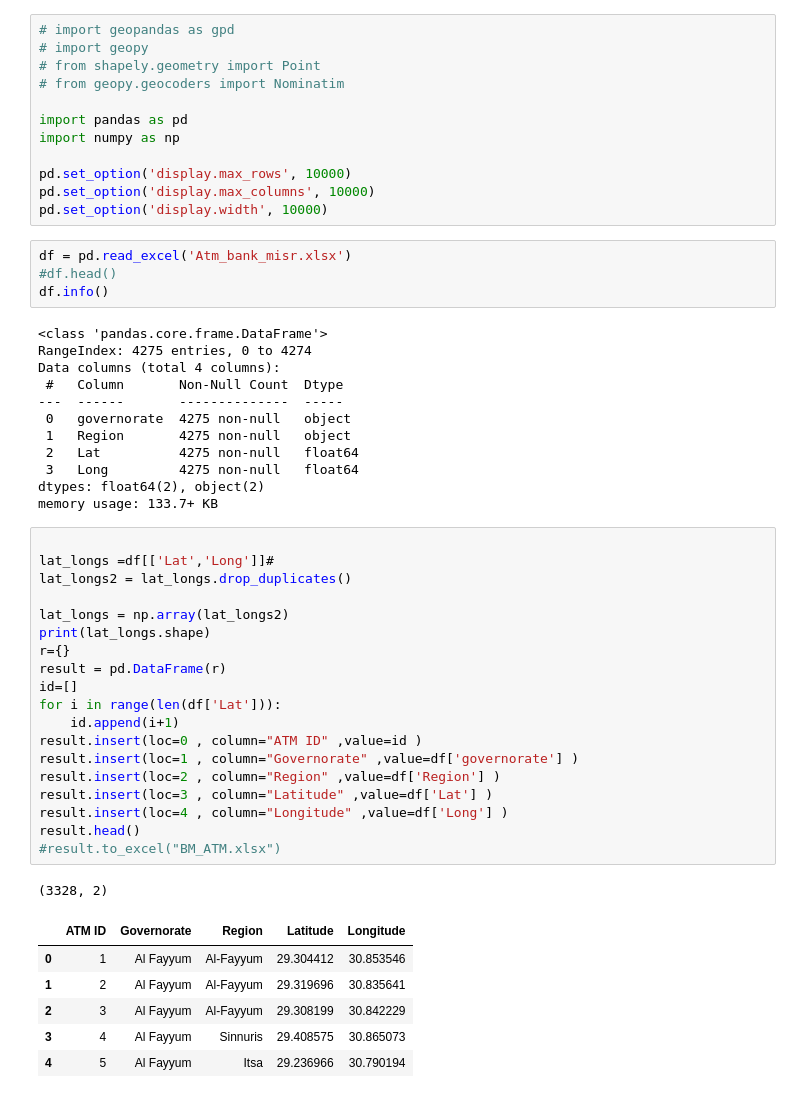
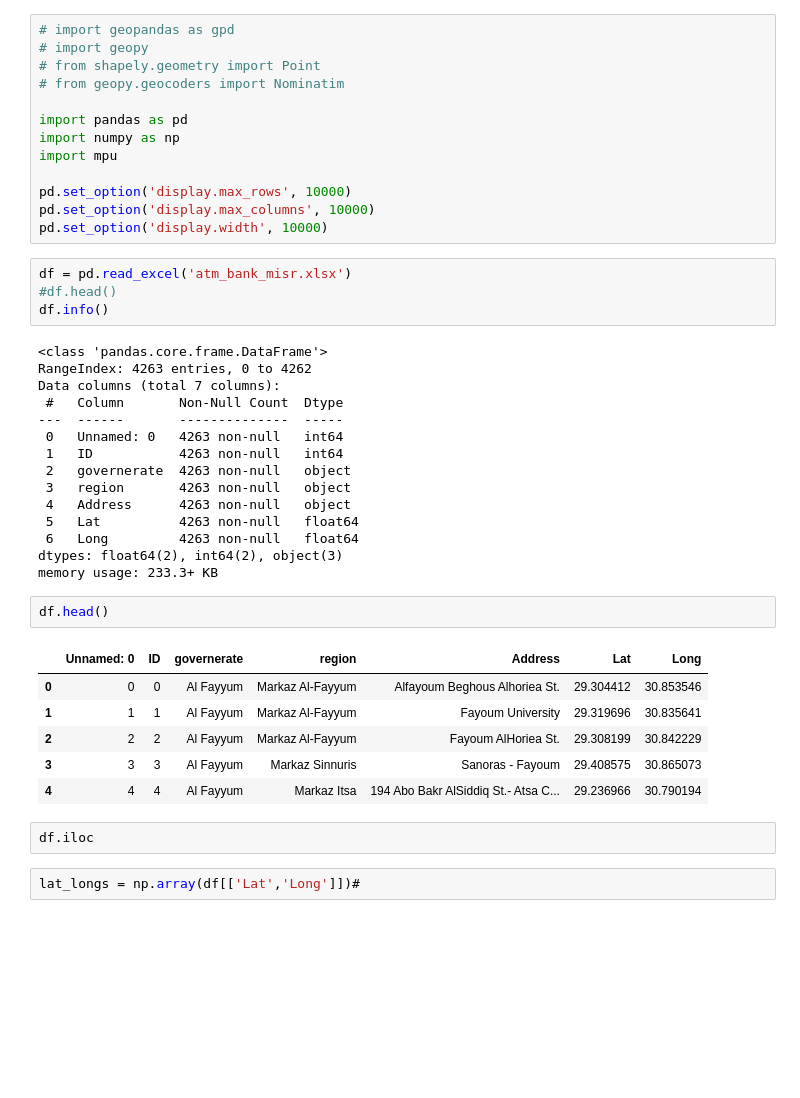
Before and after one commit to Ahmed-Essam-AEE/ATM_Locations, a Jupyter notebook: Task 2/Getting distances.ipynb, the cells around one changed output. Drawn from its saved outputs; the diff is of its cells as text; blank space fills up the shorter version.

```diff
--- a/Task 2/Getting distances.ipynb
+++ b/Task 2/Getting distances.ipynb
@@ -6,50 +6,40 @@
 
 import pandas as pd
 import numpy as np
+import mpu
 
 pd.set_option('display.max_rows', 10000)
 pd.set_option('display.max_columns', 10000)
 pd.set_option('display.width', 10000)
 # %%
-df = pd.read_excel('Atm_bank_misr.xlsx')
+df = pd.read_excel('atm_bank_misr.xlsx')
 #df.head()
 df.info()
 # %% [output]
 <class 'pandas.core.frame.DataFrame'>
-RangeIndex: 4275 entries, 0 to 4274
-Data columns (total 4 columns):
+RangeIndex: 4263 entries, 0 to 4262
+Data columns (total 7 columns):
  #   Column       Non-Null Count  Dtype
 ---  ------       --------------  -----
- 0   governorate  4275 non-null   object
- 1   Region       4275 non-null   object
- 2   Lat          4275 non-null   float64
- 3   Long         4275 non-null   float64
-dtypes: float64(2), object(2)
-memory usage: 133.7+ KB
+ 0   Unnamed: 0   4263 non-null   int64
+ 1   ID           4263 non-null   int64
+ 2   governerate  4263 non-null   object
+ 3   region       4263 non-null   object
+ 4   Address      4263 non-null   object
+ 5   Lat          4263 non-null   float64
+ 6   Long         4263 non-null   float64
+dtypes: float64(2), int64(2), object(3)
+memory usage: 233.3+ KB
+# %%
+df.head()
+# %% [output]
+|  | Unnamed: 0 | ID | governerate | region | Address | Lat | Long |
+| 0 | 0 | 0 | Al Fayyum | Markaz Al-Fayyum | Alfayoum Beghous Alhoriea St. | 29.304412 | 30.853546 |
+| 1 | 1 | 1 | Al Fayyum | Markaz Al-Fayyum | Fayoum University | 29.319696 | 30.835641 |
+| 2 | 2 | 2 | Al Fayyum | Markaz Al-Fayyum | Fayoum AlHoriea St. | 29.308199 | 30.842229 |
+| 3 | 3 | 3 | Al Fayyum | Markaz Sinnuris | Sanoras - Fayoum | 29.408575 | 30.865073 |
+| 4 | 4 | 4 | Al Fayyum | Markaz Itsa | 194 Abo Bakr AlSiddiq St.- Atsa C... | 29.236966 | 30.790194 |
+# %%
+df.iloc
 # %%
-
-lat_longs =df[['Lat','Long']]#
-lat_longs2 = lat_longs.drop_duplicates()
-
-lat_longs = np.array(lat_longs2)
-print(lat_longs.shape)
-r={}
-result = pd.DataFrame(r)
-id=[]
-for i in range(len(df['Lat'])):
-    id.append(i+1)
-result.insert(loc=0 , column="ATM ID" ,value=id )
-result.insert(loc=1 , column="Governorate" ,value=df['governorate'] )
-result.insert(loc=2 , column="Region" ,value=df['Region'] )
-result.insert(loc=3 , column="Latitude" ,value=df['Lat'] )
-result.insert(loc=4 , column="Longitude" ,value=df['Long'] )
-result.head()
-#result.to_excel("BM_ATM.xlsx")
+lat_longs = np.array(df[['Lat','Long']])#
-# %% [output]
-(3328, 2)
-|  | ATM ID | Governorate | Region | Latitude | Longitude |
-| 0 | 1 | Al Fayyum | Al-Fayyum | 29.304412 | 30.853546 |
-| 1 | 2 | Al Fayyum | Al-Fayyum | 29.319696 | 30.835641 |
-| 2 | 3 | Al Fayyum | Al-Fayyum | 29.308199 | 30.842229 |
-| 3 | 4 | Al Fayyum | Sinnuris | 29.408575 | 30.865073 |
-| 4 | 5 | Al Fayyum | Itsa | 29.236966 | 30.790194 |
```
Also changed, not shown: parts of 2 cells of this notebook, 6 other files.
